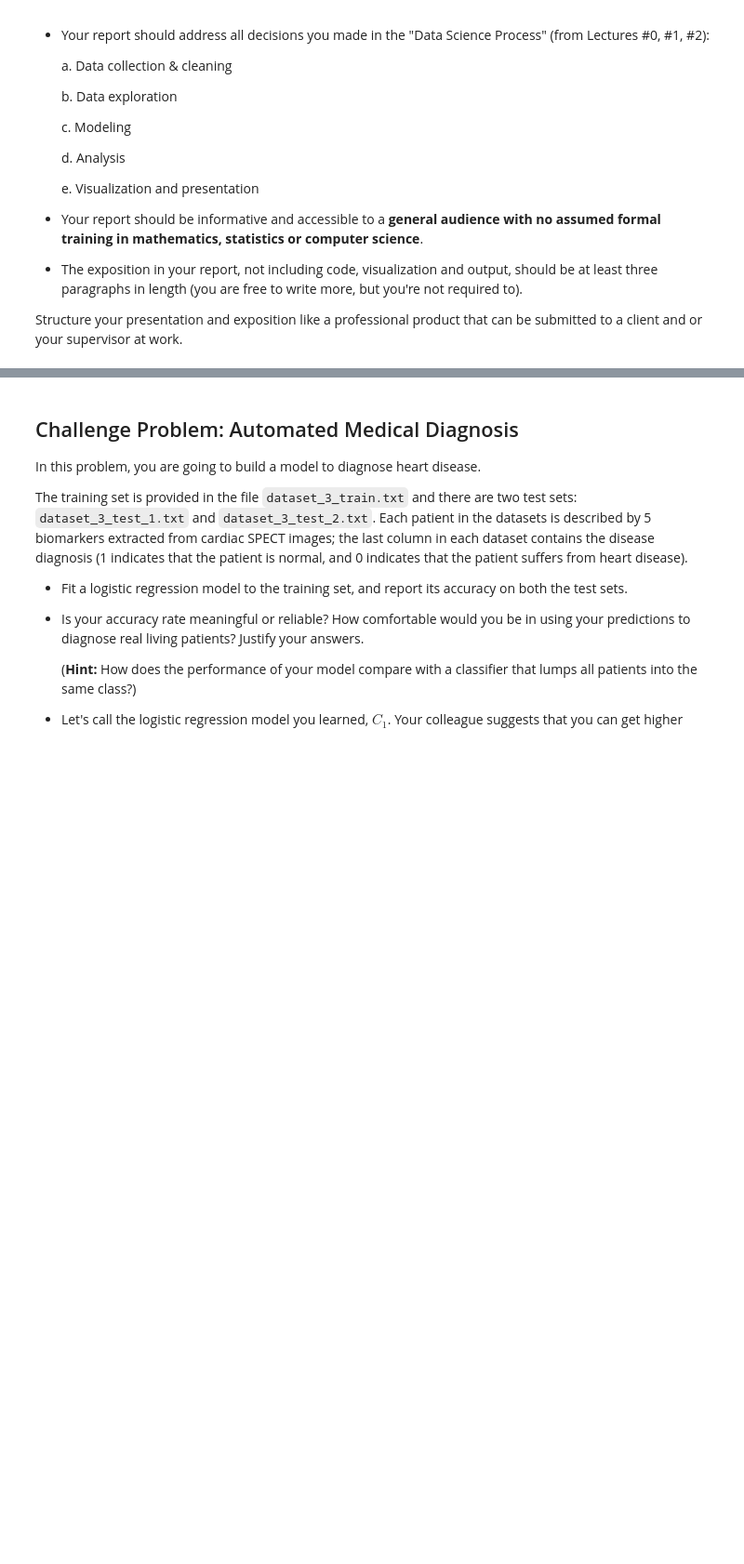
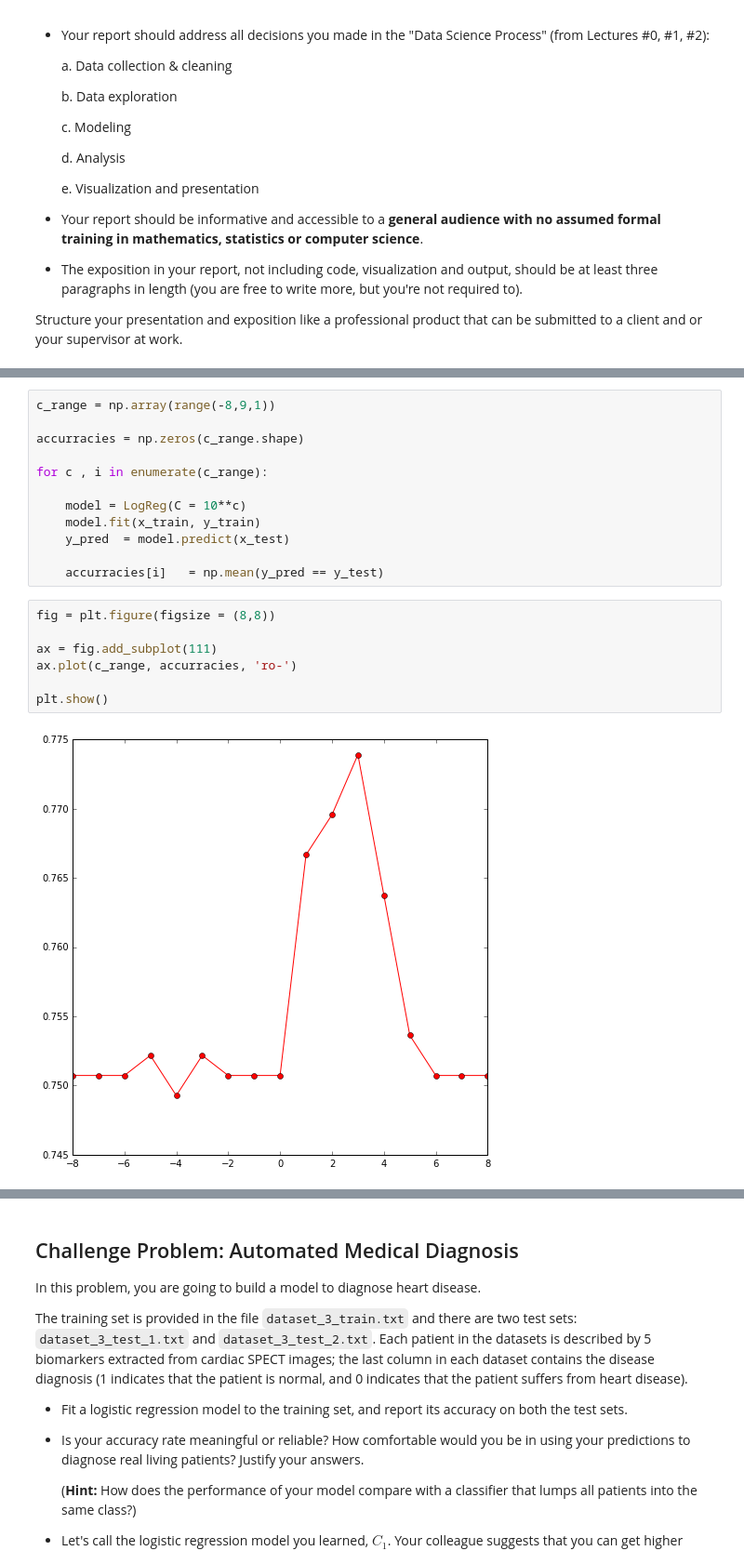
Before and after one commit to alokkshukla/cs109-2, a Jupyter notebook: HW5/Bassily_Hany_cse109a_HW5.ipynb, the cells around one changed output, grey strips where cells are left out. Shown at 93% size. Drawn from its saved outputs; the diff is of its cells as text; blank space fills up the shorter version.

```diff
--- a/HW5/Bassily_Hany_cse109a_HW5.ipynb
+++ b/HW5/Bassily_Hany_cse109a_HW5.ipynb
@@ -708,0 +822,21 @@ Structure your presentation and exposition like a professional product that can
+# %%
+c_range = np.array(range(-8,9,1))
+
+accurracies = np.zeros(c_range.shape)
+
+for c , i in enumerate(c_range):
+
+    model = LogReg(C = 10**c)
+    model.fit(x_train, y_train)
+    y_pred  = model.predict(x_test)
+
+    accurracies[i]   = np.mean(y_pred == y_test)
+# %%
+fig = plt.figure(figsize = (8,8))
+
+ax = fig.add_subplot(111)
+ax.plot(c_range, accurracies, 'ro-')
+
+plt.show()
+# %% [output]
+[figure, added]
```
Also changed, not shown: parts of 12 cells of this notebook.
